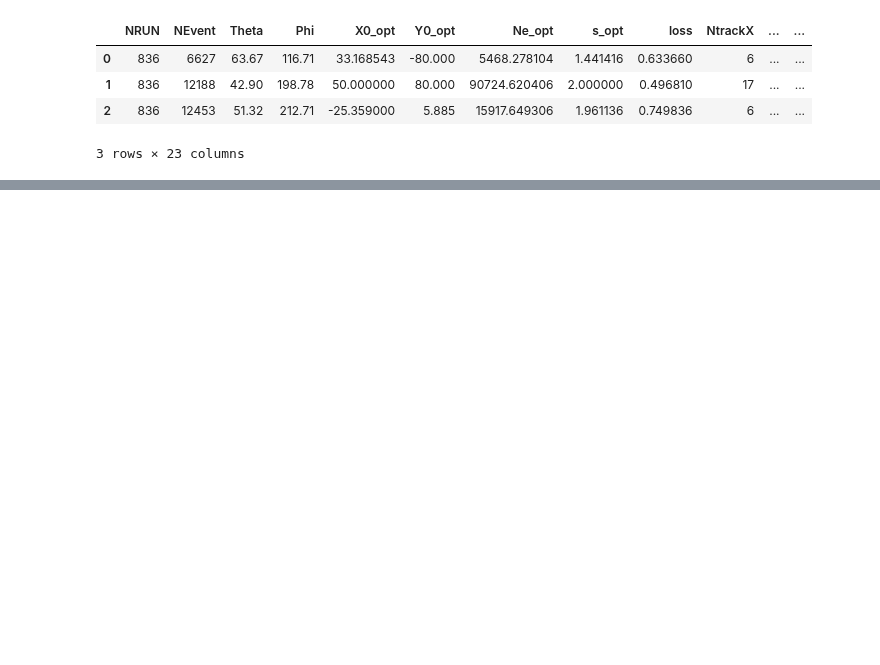
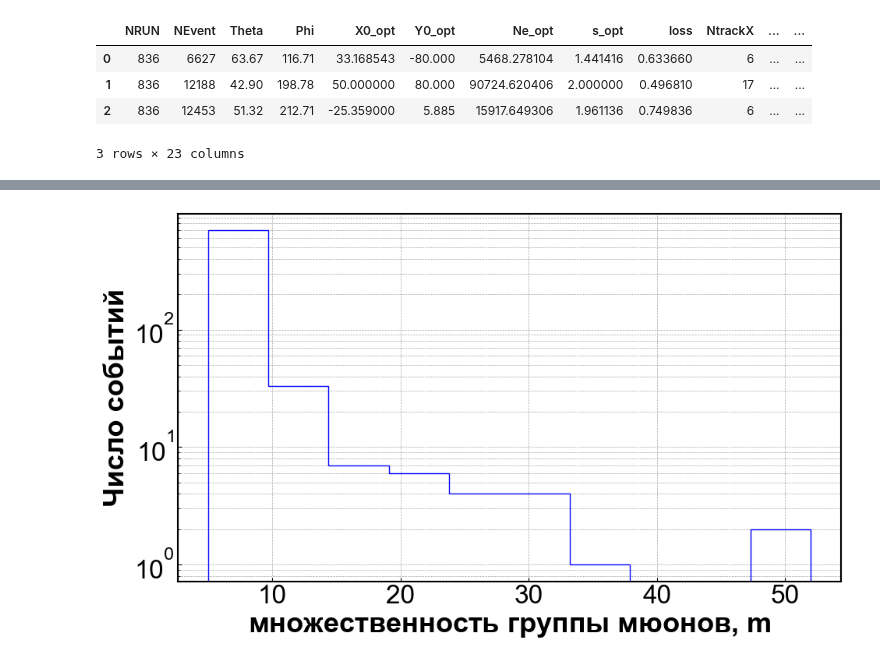
Before and after one commit to matalhim/sdf, a Jupyter notebook: events/muons/rho_r_muons.ipynb, the cells around one changed output, grey strips where cells are left out. Saved outputs shown, nothing was run; the diff lists cells and outputs as text; code cells hidden in the pictures; blank space fills up the shorter version.

```diff
--- a/events/muons/rho_r_muons.ipynb
+++ b/events/muons/rho_r_muons.ipynb
@@ -79,0 +259,17 @@ plt.show()
+# %%
+mask = not_events_theta < 55
+muons = not_events_count[mask]
+# %%
+bins = 10
+
+plt.figure(figsize=(10, 6))
+counts, bins, _ = plt.hist(muons, bins=bins, histtype='step', color='blue', log=True)
+
+plt.xlabel(r'множественность группы мюонов, $m$')
+plt.ylabel('Число событий')
+plt.yscale('log')
+plt.grid(True, which='both', linestyle='--', linewidth=0.5, alpha=0.7)
+plt.tight_layout()
+plt.show()
+# %% [output]
+[figure, added]
```
Also changed, not shown: parts of 24 cells of this notebook, 4 other files.
